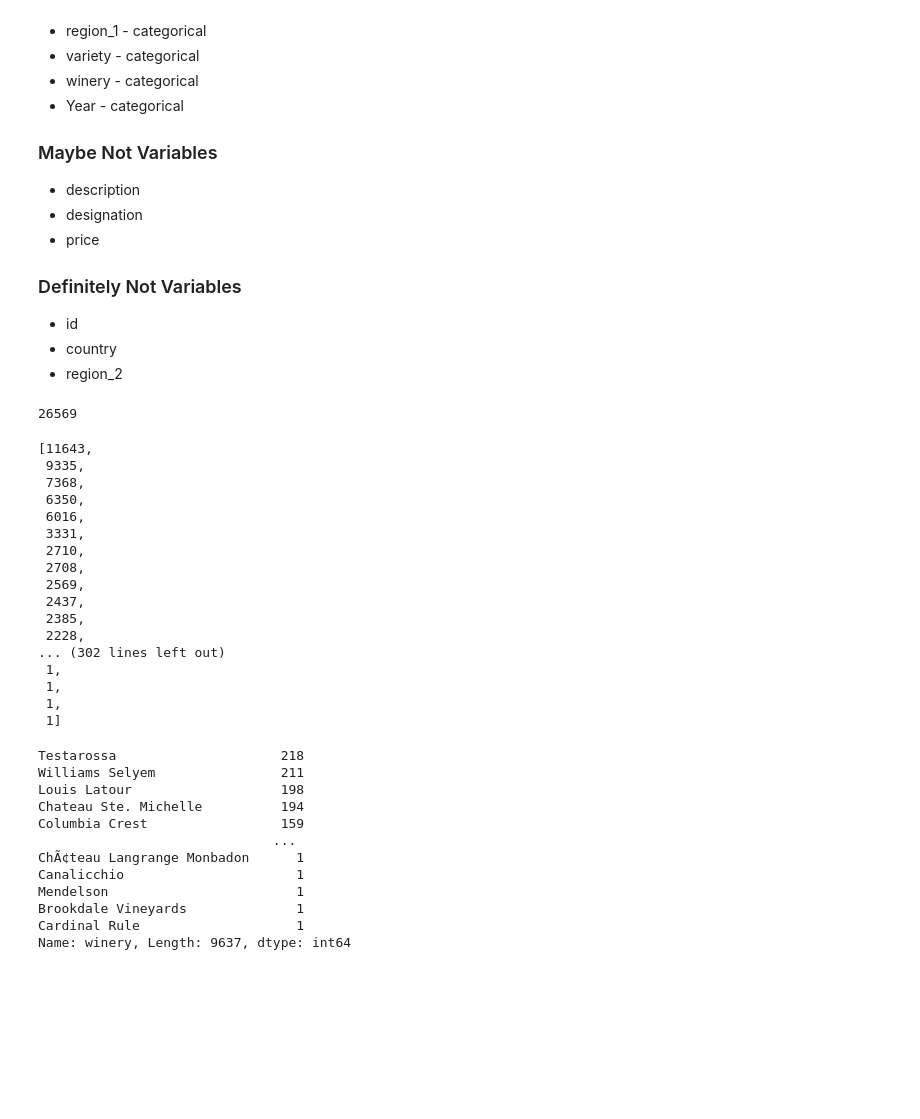
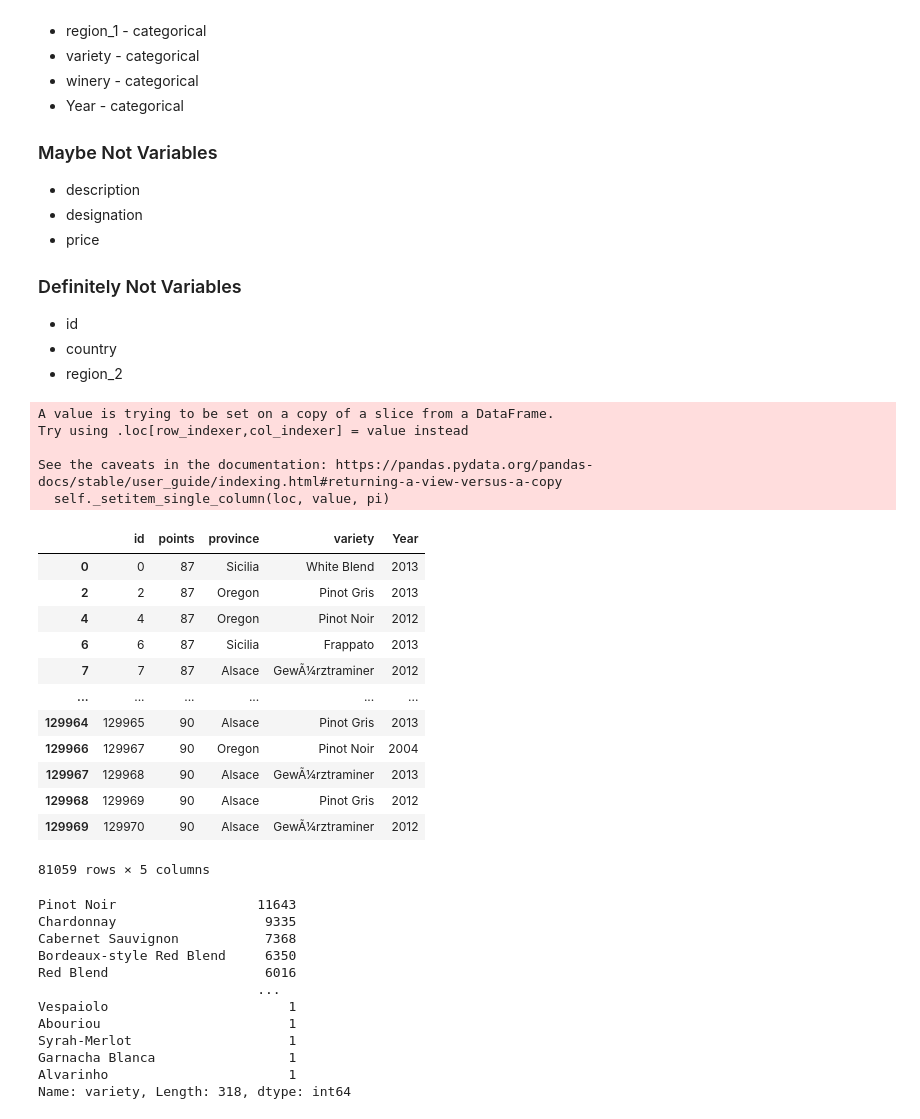
Before and after one commit to mshideler/Group2, a Jupyter notebook: Deliverable 2/Data_Analysis_Prelim-Kyle.ipynb, the cells around one changed output. Saved outputs shown, nothing was run; the diff lists cells and outputs as text; code cells hidden in the pictures; blank space fills up the shorter version.

```diff
--- a/Deliverable 2/Data_Analysis_Prelim-Kyle.ipynb
+++ b/Deliverable 2/Data_Analysis_Prelim-Kyle.ipynb
@@ -111,46 +142,46 @@ Index(['id', 'country', 'description', 'designation', 'points', 'price',
 - id
 - country
 - region_2
-# %%
-wine_df_regions['designation'].isna().sum()
-#drop designation with 25% NaN?
-# %% [output]
-26569
+# %%
+#replace wine region values with matching regions from weather data
+wine_df_regions.loc[wine_df_regions['province']=='Sicily & Sardinia','province']="Sicilia"
+wine_df_regions.loc[wine_df_regions['province']=='Bordeaux','province']="Aquitaine"
+wine_df_regions.loc[wine_df_regions['province']=='Northern Spain','province']="Cantabria"
+wine_df_regions.loc[wine_df_regions['province']=='Champagne','province']="Champagne-Ardenne"
+wine_df_regions
+# %% [output]
+A value is trying to be set on a copy of a slice from a DataFrame.
+Try using .loc[row_indexer,col_indexer] = value instead
+
+See the caveats in the documentation: https://pandas.pydata.org/pandas-docs/stable/user_guide/indexing.html#returning-a-view-versus-a-copy
+  self._setitem_single_column(loc, value, pi)
+|  | id | points | province | variety | Year |
+| 0 | 0 | 87 | Sicilia | White Blend | 2013 |
+| 2 | 2 | 87 | Oregon | Pinot Gris | 2013 |
+| 4 | 4 | 87 | Oregon | Pinot Noir | 2012 |
+| 6 | 6 | 87 | Sicilia | Frappato | 2013 |
+| 7 | 7 | 87 | Alsace | GewÃ¼rztraminer | 2012 |
+| ... | ... | ... | ... | ... | ... |
+| 129964 | 129965 | 90 | Alsace | Pinot Gris | 2013 |
+| 129966 | 129967 | 90 | Oregon | Pinot Noir | 2004 |
+| 129967 | 129968 | 90 | Alsace | GewÃ¼rztraminer | 2013 |
+| 129968 | 129969 | 90 | Alsace | Pinot Gris | 2012 |
+| 129969 | 129970 | 90 | Alsace | GewÃ¼rztraminer | 2012 |
+81059 rows × 5 columns
 # %%
-variety_vcs=wine_df_regions['variety'].value_counts().tolist()
+variety_vcs=wine_df_regions['variety'].value_counts()
 variety_vcs
-#Bin variety to elminate <1000 (or some other count)
+#Bin variety to elminate <2200
 # %% [output]
-[11643,
- 9335,
- 7368,
- 6350,
- 6016,
- 3331,
- 2710,
- 2708,
- 2569,
- 2437,
- 2385,
- 2228,
-... (302 lines left out)
- 1,
- 1,
- 1,
- 1]
+Pinot Noir                  11643
+Chardonnay                   9335
+Cabernet Sauvignon           7368
+Bordeaux-style Red Blend     6350
+Red Blend                    6016
+                            ...
+Vespaiolo                       1
+Abouriou                        1
+Syrah-Merlot                    1
+Garnacha Blanca                 1
+Alvarinho                       1
+Name: variety, Length: 318, dtype: int64
-# %%
-winery_vcs=wine_df_regions['winery'].value_counts()
-winery_vcs
-# %% [output]
-Testarossa                     218
-Williams Selyem                211
-Louis Latour                   198
-Chateau Ste. Michelle          194
-Columbia Crest                 159
-                              ...
-ChÃ¢teau Langrange Monbadon      1
-Canalicchio                      1
-Mendelson                        1
-Brookdale Vineyards              1
-Cardinal Rule                    1
-Name: winery, Length: 9637, dtype: int64
```
Also changed, not shown: parts of 14 cells of this notebook, 1 other file.
